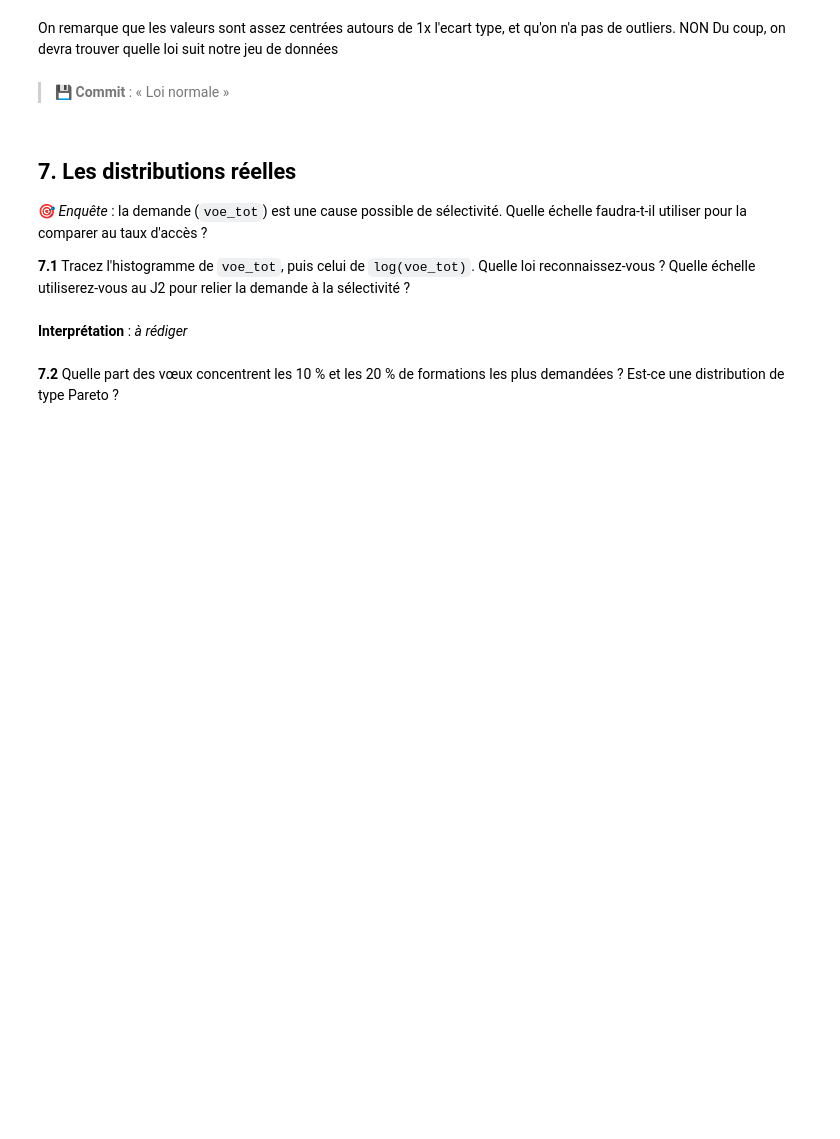
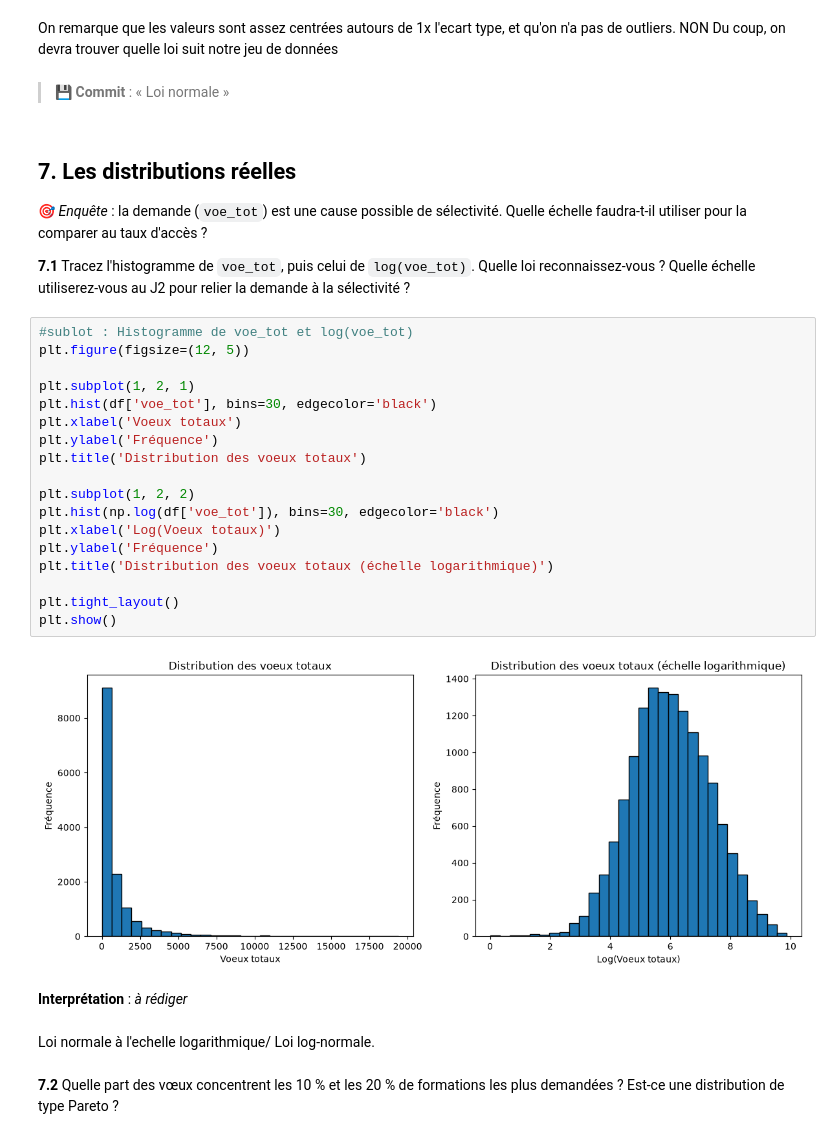
Before and after one commit to Anaisblk/Analyse-Parcoursup, a Jupyter notebook: TP_Parcoursup.ipynb, the cells around one changed output. Cells and saved outputs as stored; diff of their text form; blank space fills up the shorter version.

Commit message:
Distributions

```diff
--- a/TP_Parcoursup.ipynb
+++ b/TP_Parcoursup.ipynb
@@ -449,7 +455,29 @@ Du coup, on devra trouver quelle loi suit notre jeu de données
 🎯 *Enquête* : la demande (`voe_tot`) est une cause possible de sélectivité. Quelle échelle faudra-t-il utiliser pour la comparer au taux d'accès ?
 
 **7.1** Tracez l'histogramme de `voe_tot`, puis celui de `log(voe_tot)`. Quelle loi reconnaissez-vous ? Quelle échelle utiliserez-vous au J2 pour relier la demande à la sélectivité ?
+# %%
+#sublot : Histogramme de voe_tot et log(voe_tot)
+plt.figure(figsize=(12, 5))
+
+plt.subplot(1, 2, 1)
+plt.hist(df['voe_tot'], bins=30, edgecolor='black')
+plt.xlabel('Voeux totaux')
+plt.ylabel('Fréquence')
+plt.title('Distribution des voeux totaux')
+
+plt.subplot(1, 2, 2)
+plt.hist(np.log(df['voe_tot']), bins=30, edgecolor='black')
+plt.xlabel('Log(Voeux totaux)')
+plt.ylabel('Fréquence')
+plt.title('Distribution des voeux totaux (échelle logarithmique)')
+
+plt.tight_layout()
+plt.show()
+# %% [output]
+[figure, added]
 # %% [markdown]
 **Interprétation** : _à rédiger_
+# %% [markdown]
+Loi normale à l'echelle logarithmique/ Loi log-normale.
 # %% [markdown]
 **7.2** Quelle part des vœux concentrent les 10 % et les 20 % de formations les plus demandées ? Est-ce une distribution de type Pareto ?
```
Also changed, not shown: parts of 11 cells of this notebook.
